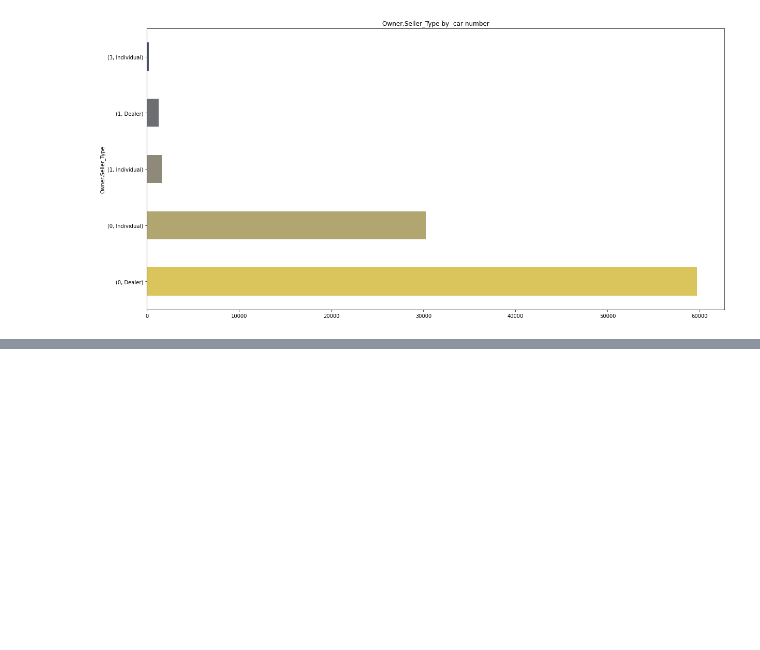
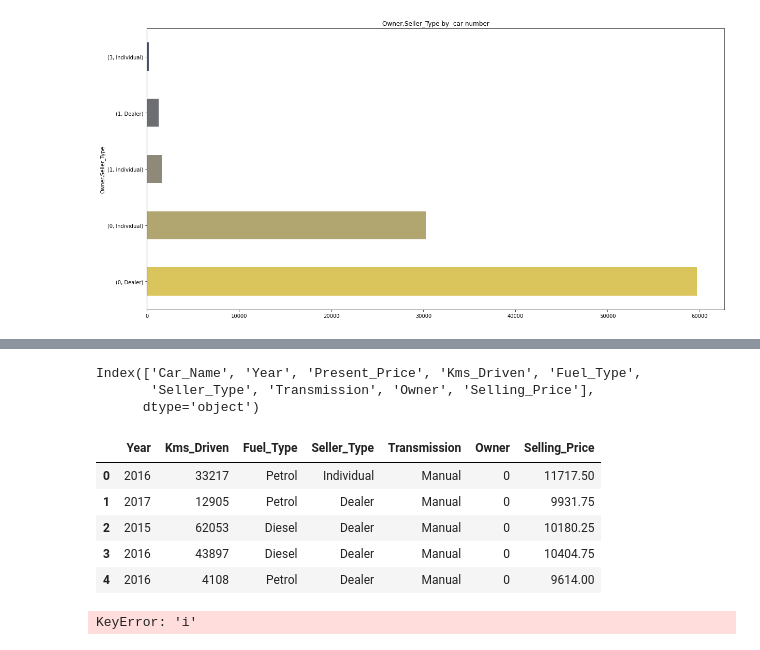
Before and after one commit to aurelienbono/Car_analyse, a Jupyter notebook: main.ipynb, the cells around one changed output, grey strips where cells are left out. Cells and saved outputs as stored; diff of their text form; code cells hidden in the pictures; blank space fills up the shorter version.

```diff
--- a/main.ipynb
+++ b/main.ipynb
@@ -187,0 +203,24 @@ plt.show()
+# %%
+df.columns
+# %% [output]
+Index(['Car_Name', 'Year', 'Present_Price', 'Kms_Driven', 'Fuel_Type',
+       'Seller_Type', 'Transmission', 'Owner', 'Selling_Price'],
+      dtype='object')
+# %%
+df.drop(columns=['Car_Name', 'Present_Price'] , inplace=True)
+df.head()
+# %% [output]
+|  | Year | Kms_Driven | Fuel_Type | Seller_Type | Transmission | Owner | Selling_Price |
+| 0 | 2016 | 33217 | Petrol | Individual | Manual | 0 | 11717.50 |
+| 1 | 2017 | 12905 | Petrol | Dealer | Manual | 0 | 9931.75 |
+| 2 | 2015 | 62053 | Diesel | Dealer | Manual | 0 | 10180.25 |
+| 3 | 2016 | 43897 | Diesel | Dealer | Manual | 0 | 10404.75 |
+| 4 | 2016 | 4108 | Petrol | Dealer | Manual | 0 | 9614.00 |
+# %%
+string_col = ['Fuel_Type' , 'Seller_Type','Transmission']
+
+i = 0
+for i in string_col :
+    df[i] = df['i'].astype('category').cat.codes
+# %% [output]
+KeyError: 'i'
```
Also changed, not shown: parts of 4 cells of this notebook, 2 other files.
